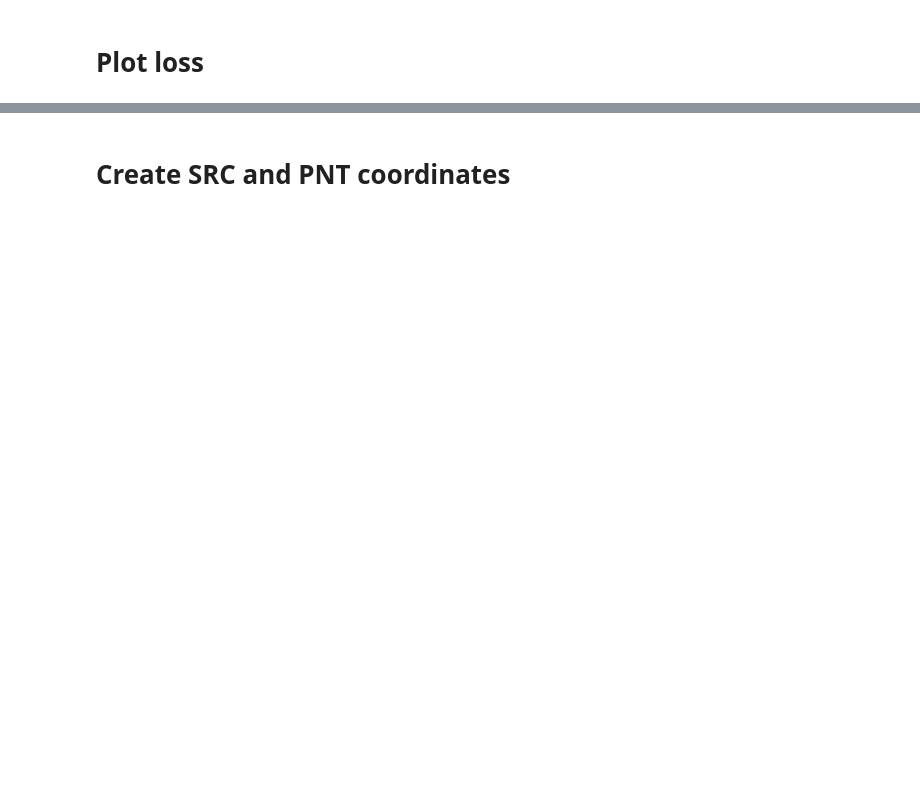
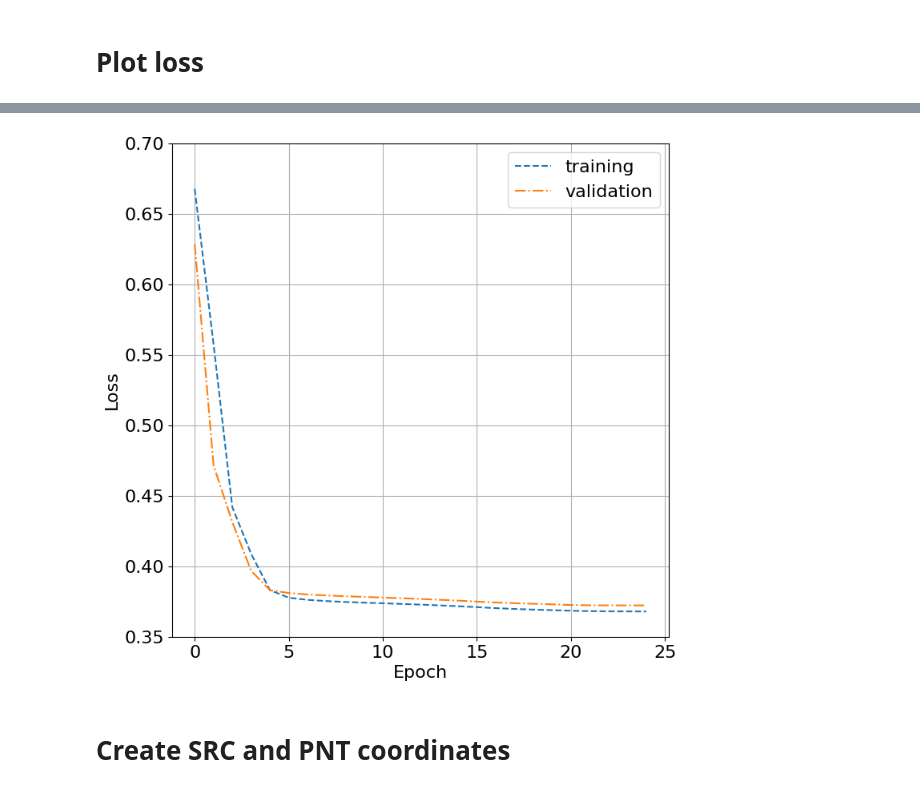
Before and after one commit to ambra-dipiano/astroAI, a Jupyter notebook: astroai/notebooks/cnn-cleaner.ipynb, the cells around one changed output, grey strips where cells are left out. Drawn from its saved outputs; the diff is of its cells as text; code cells hidden in the pictures; blank space fills up the shorter version.

```diff
--- a/astroai/notebooks/cnn-cleaner.ipynb
+++ b/astroai/notebooks/cnn-cleaner.ipynb
@@ -229,17 +292,19 @@ history.keys()
 # %%
 fig, ax = plt.subplots(figsize=histsize)
 ax.tick_params(axis='both', labelsize=fs)
-ax.plot(history['loss'], ls='--', label='training')
-ax.plot(history['val_loss'], ls='-.', label = 'validation')
+ax.plot(history['loss'][:25], ls='--', label='training')
+ax.plot(history['val_loss'][:25], ls='-.', label = 'validation')
 ax.set_xlabel('Epoch', fontsize=fs)
 ax.set_ylabel('Loss', fontsize=fs)
 #ax.set_title('loss function', fontsize=fs*1.5)
 ax.set_ylim([0.35,0.7])
 ax.grid()
 ax.legend(fontsize=fs)
 
 plt.show()
 fig.savefig(f'img/cleaner_loss_FINAL.png')
+# %% [output]
+[figure, added]
 # %% [markdown]
 # Create SRC and PNT coordinates
 # %%
```
Also changed, not shown: parts of 31 cells of this notebook, 2 other files.
